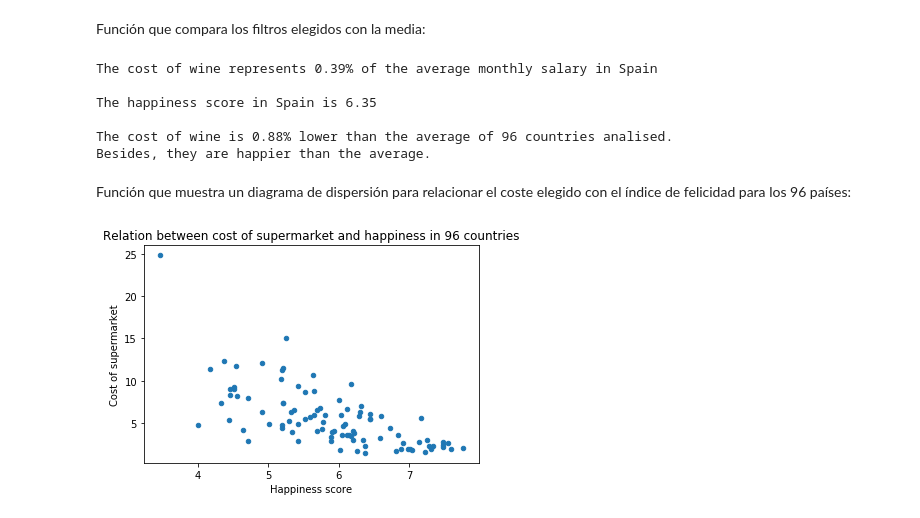
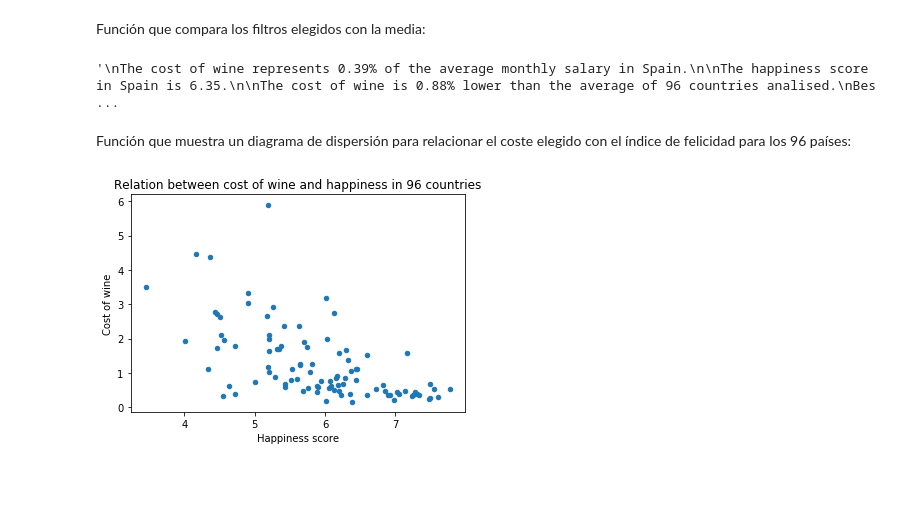
Before and after one commit to Marlenkaa/Project.2-Pipeline_CostsOfLivingImpact, a Jupyter notebook: scr/functions-tests.ipynb, the cells around one changed output. Saved outputs shown, nothing was run; the diff lists cells and outputs as text; code cells hidden in the pictures; blank space fills up the shorter version.

```diff
--- a/scr/functions-tests.ipynb
+++ b/scr/functions-tests.ipynb
@@ -5,7 +5,7 @@ import numpy as np
 Limpieza csv coste de vida:
 # %%
 def costsCleaning():
-    df = pd.read_csv('../INPUT/cost_of_life_by_country.csv')
+    df = pd.read_csv('../OUTPUT/cost_of_life_by_country.csv')
     # Renaming columns of use:
     df.rename(columns={'Meal, Inexpensive Restaurant':'restaurant',
                       'Meal for 2 People, Mid-range Restaurant, Three-course':'mid-range restaurant',
@@ -138,34 +138,31 @@ def compare(country, cost):
     filt = dfinal.loc[country, cost]
     mean = dfinal[[cost]].mean(axis=0)
     mean = round(mean,2)
-    print(f'The cost of {cost} represents {filt[0]}% of the average monthly salary in {country}\n')
-    print(f'The happiness score in {country} is {filt[1]}\n')
+    result = f'\nThe cost of {cost} represents {filt[0]}% of the average monthly salary in {country}.\n'
+    result = result + f'\nThe happiness score in {country} is {filt[1]}.\n'
     if (filt[0] - mean[0]) > 0 and (filt[1] - mean[1]) > 0:
-        return f'The cost of {cost} is {abs((filt[0] - mean[0]))}% higher than the average of 96 countries analised.\nEven so, they are happier than the average.\n'
+        result = result + f'\nThe cost of {cost} is {abs((filt[0] - mean[0]))}% higher than the average of 96 countries analised.\nEven so, they are happier than the average.\n'
     elif (filt[0] - mean[0]) > 0 and (filt[1] - mean[1]) < 0:
-        return f'The cost of {cost} is {abs((filt[0] - mean[0]))}% higher than the average of 96 countries analised.\nFurthermore, they are less happy than the average.\n'
+        result = result + f'\nThe cost of {cost} is {abs((filt[0] - mean[0]))}% higher than the average of 96 countries analised.\nFurthermore, they are less happy than the average.\n'
     elif (filt[0] - mean[0]) < 0 and (filt[1] - mean[1]) > 0:
-        return f'The cost of {cost} is {abs((filt[0] - mean[0]))}% lower than the average of 96 countries analised.\nBesides, they are happier than the average.\n'
+        result = result + f'\nThe cost of {cost} is {abs((filt[0] - mean[0]))}% lower than the average of 96 countries analised.\nBesides, they are happier than the average.\n'
     elif (filt[0] - mean[0]) < 0 and (filt[1] - mean[1]) < 0:
-        return f'The cost of {cost} is {abs((filt[0] - mean[0]))}% lower than the average of 96 countries analised.\nInstead, they are less happy than the average.\n'
+        result = result + f'\nThe cost of {cost} is {abs((filt[0] - mean[0]))}% lower than the average of 96 countries analised.\nInstead, they are less happy than the average.\n'
+    return result
 
-print(compare(country, cost))
+compare(country, cost)
 # %% [output]
-The cost of wine represents 0.39% of the average monthly salary in Spain
-
-The happiness score in Spain is 6.35
-
-The cost of wine is 0.88% lower than the average of 96 countries analised.
-Besides, they are happier than the average.
+'\nThe cost of wine represents 0.39% of the average monthly salary in Spain.\n\nThe happiness score in Spain is 6.35.\n\nThe cost of wine is 0.88% lower than the average of 96 countries analised.\nBes ...
 # %% [markdown]
 Función que muestra un diagrama de dispersión para relacionar el coste elegido con el índice de felicidad para los 96 países:
 # %%
 def scatterPlot(cost):
     plot = dfinal.plot.scatter(x=(cost,'happiness'), y=(cost,'% salary'), title=f'Relation between cost of {cost} and happiness in 96 countries')
     plot.set_xlabel('Happiness score')
     plot.set_ylabel(f'Cost of {cost}')
-    return plot
+    fig = plot.get_figure()
+    return fig.savefig("../OUTPUT/graph.jpg")
 
-scatterPlot('supermarket');
+scatterPlot('wine');
 # %% [output]
-[figure, old version]
+[figure, new version]
```
Also changed, not shown: parts of 3 cells of this notebook, 5 other files.
